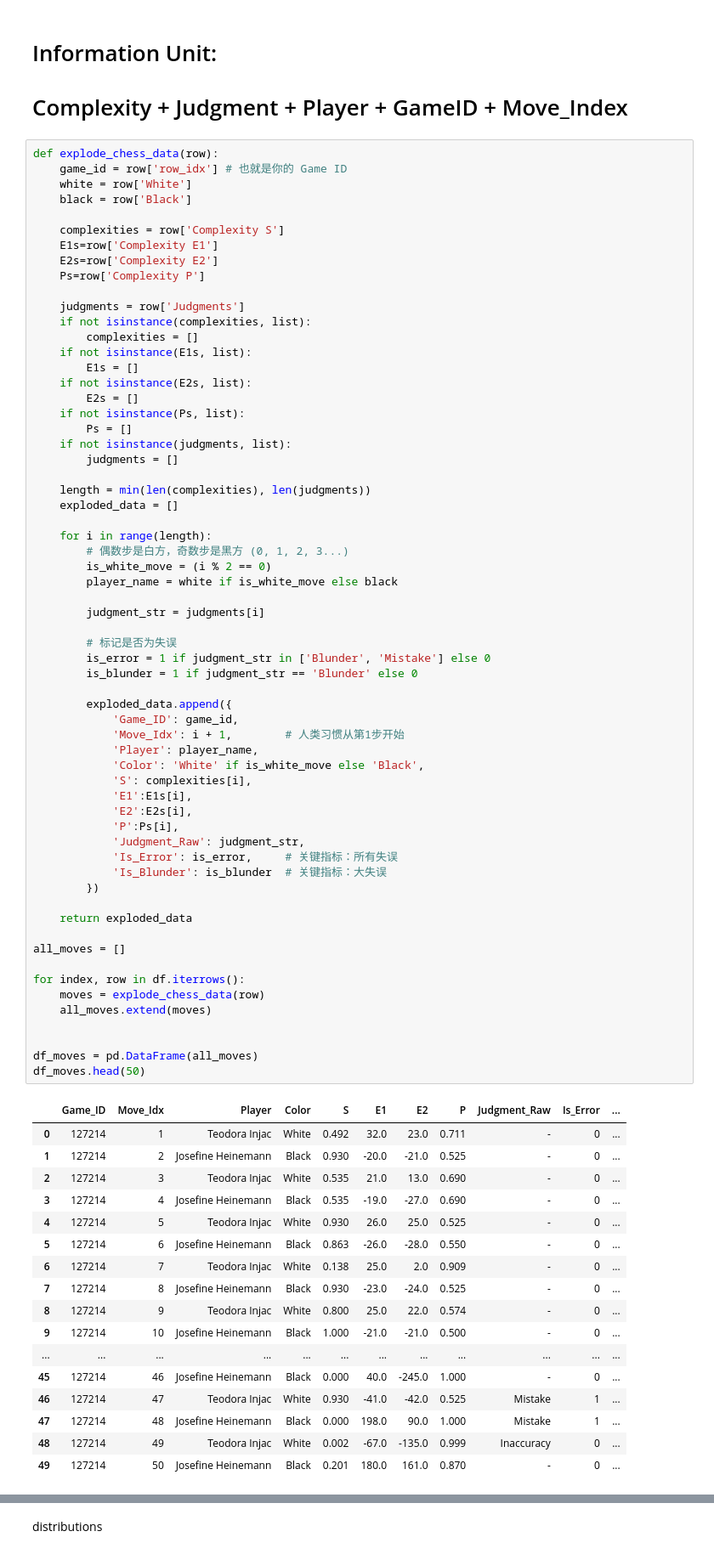
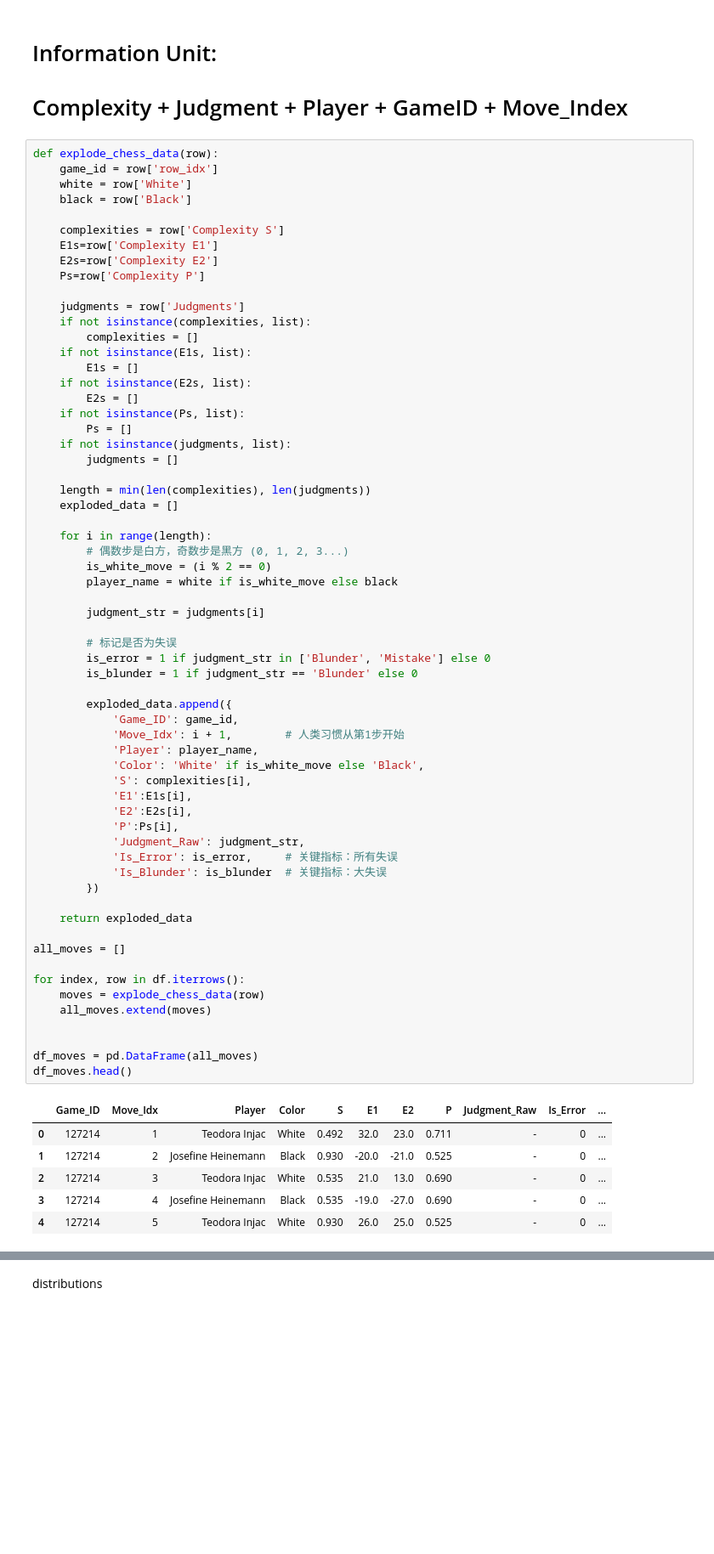
Before and after one commit to zZimablueee/Chess, a Jupyter notebook: complexity/analysis.ipynb, the cells around one changed output, grey strips where cells are left out. Shown at 85% size. Drawn from its saved outputs; the diff is of its cells as text; blank space fills up the shorter version.

```diff
--- a/complexity/analysis.ipynb
+++ b/complexity/analysis.ipynb
@@ -44,7 +37,7 @@ df.head()
 # Complexity + Judgment + Player + GameID + Move_Index
 # %%
 def explode_chess_data(row):
-    game_id = row['row_idx'] # 也就是你的 Game ID
+    game_id = row['row_idx']
     white = row['White']
     black = row['Black']
 
@@ -83,42 +76,31 @@ def explode_chess_data(row):
             'Game_ID': game_id,
             'Move_Idx': i + 1,        # 人类习惯从第1步开始
             'Player': player_name,
             'Color': 'White' if is_white_move else 'Black',
             'S': complexities[i],
             'E1':E1s[i],
             'E2':E2s[i],
             'P':Ps[i],
             'Judgment_Raw': judgment_str,
             'Is_Error': is_error,     # 关键指标：所有失误
             'Is_Blunder': is_blunder  # 关键指标：大失误
         })
 
     return exploded_data
 
 all_moves = []
 
 for index, row in df.iterrows():
     moves = explode_chess_data(row)
     all_moves.extend(moves)
 
 
 df_moves = pd.DataFrame(all_moves)
-df_moves.head(50)
+df_moves.head()
 # %% [output]
 |  | Game_ID | Move_Idx | Player | Color | S | E1 | E2 | P | Judgment_Raw | Is_Error | ... |
 | 0 | 127214 | 1 | Teodora Injac | White | 0.492 | 32.0 | 23.0 | 0.711 | - | 0 | ... |
 | 1 | 127214 | 2 | Josefine Heinemann | Black | 0.930 | -20.0 | -21.0 | 0.525 | - | 0 | ... |
 | 2 | 127214 | 3 | Teodora Injac | White | 0.535 | 21.0 | 13.0 | 0.690 | - | 0 | ... |
 | 3 | 127214 | 4 | Josefine Heinemann | Black | 0.535 | -19.0 | -27.0 | 0.690 | - | 0 | ... |
 | 4 | 127214 | 5 | Teodora Injac | White | 0.930 | 26.0 | 25.0 | 0.525 | - | 0 | ... |
-| 5 | 127214 | 6 | Josefine Heinemann | Black | 0.863 | -26.0 | -28.0 | 0.550 | - | 0 | ... |
-| 6 | 127214 | 7 | Teodora Injac | White | 0.138 | 25.0 | 2.0 | 0.909 | - | 0 | ... |
-| 7 | 127214 | 8 | Josefine Heinemann | Black | 0.930 | -23.0 | -24.0 | 0.525 | - | 0 | ... |
-| 8 | 127214 | 9 | Teodora Injac | White | 0.800 | 25.0 | 22.0 | 0.574 | - | 0 | ... |
-| 9 | 127214 | 10 | Josefine Heinemann | Black | 1.000 | -21.0 | -21.0 | 0.500 | - | 0 | ... |
-| ... | ... | ... | ... | ... | ... | ... | ... | ... | ... | ... | ... |
-| 45 | 127214 | 46 | Josefine Heinemann | Black | 0.000 | 40.0 | -245.0 | 1.000 | - | 0 | ... |
-| 46 | 127214 | 47 | Teodora Injac | White | 0.930 | -41.0 | -42.0 | 0.525 | Mistake | 1 | ... |
-| 47 | 127214 | 48 | Josefine Heinemann | Black | 0.000 | 198.0 | 90.0 | 1.000 | Mistake | 1 | ... |
-| 48 | 127214 | 49 | Teodora Injac | White | 0.002 | -67.0 | -135.0 | 0.999 | Inaccuracy | 0 | ... |
-| 49 | 127214 | 50 | Josefine Heinemann | Black | 0.201 | 180.0 | 161.0 | 0.870 | - | 0 | ... |
```
Also changed, not shown: parts of 18 cells of this notebook, 3 other files.
